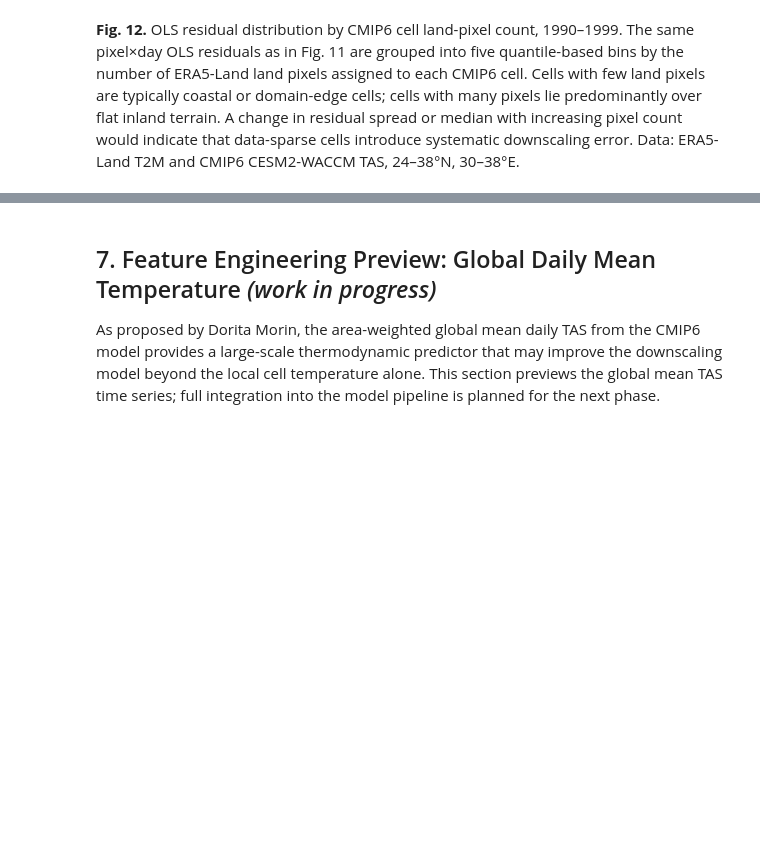
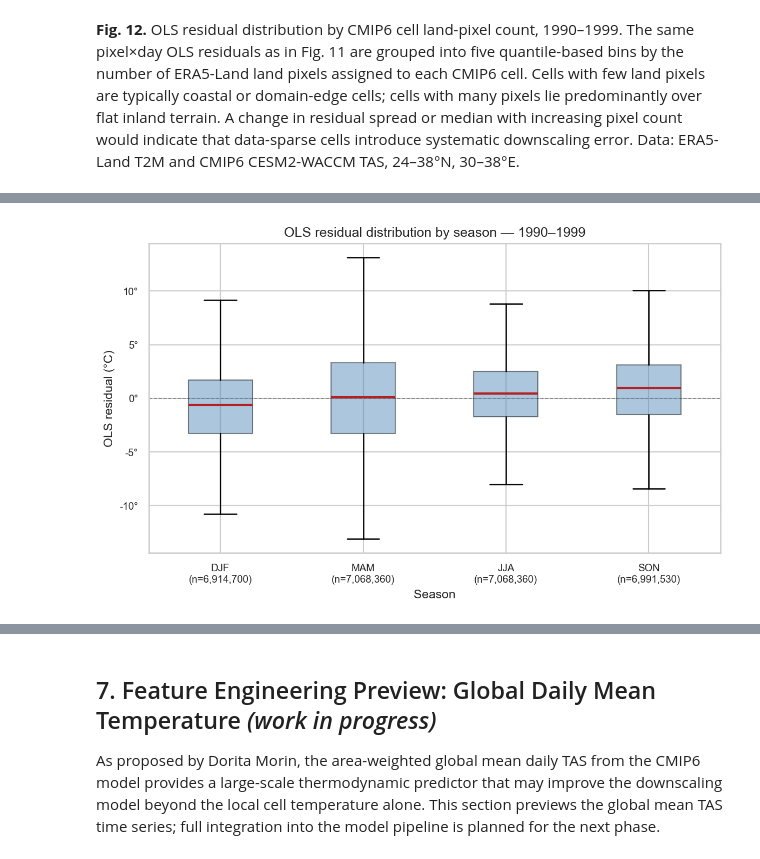
Before and after one commit to Shirlevran9/downscaling-thesis, a Jupyter notebook: notebooks/01_initial_data_exploration.ipynb, the cells around one changed output, grey strips where cells are left out. Cells and saved outputs as stored; diff of their text form; code cells hidden in the pictures; blank space fills up the shorter version.

```diff
--- a/notebooks/01_initial_data_exploration.ipynb
+++ b/notebooks/01_initial_data_exploration.ipynb
@@ -824,0 +853,9 @@ plt.show()
+# %%
+fig13 = viz.plot_residuals_by_season(
+    resid_df=resid_df,
+    title="OLS residual distribution by season — 1990–1999",
+    save_path=PLOT_DIR / "fig13_residuals_by_season.png",
+)
+plt.show()
+# %% [output]
+[figure, added]
```
Also changed, not shown: parts of 9 cells of this notebook, 5 other files.
